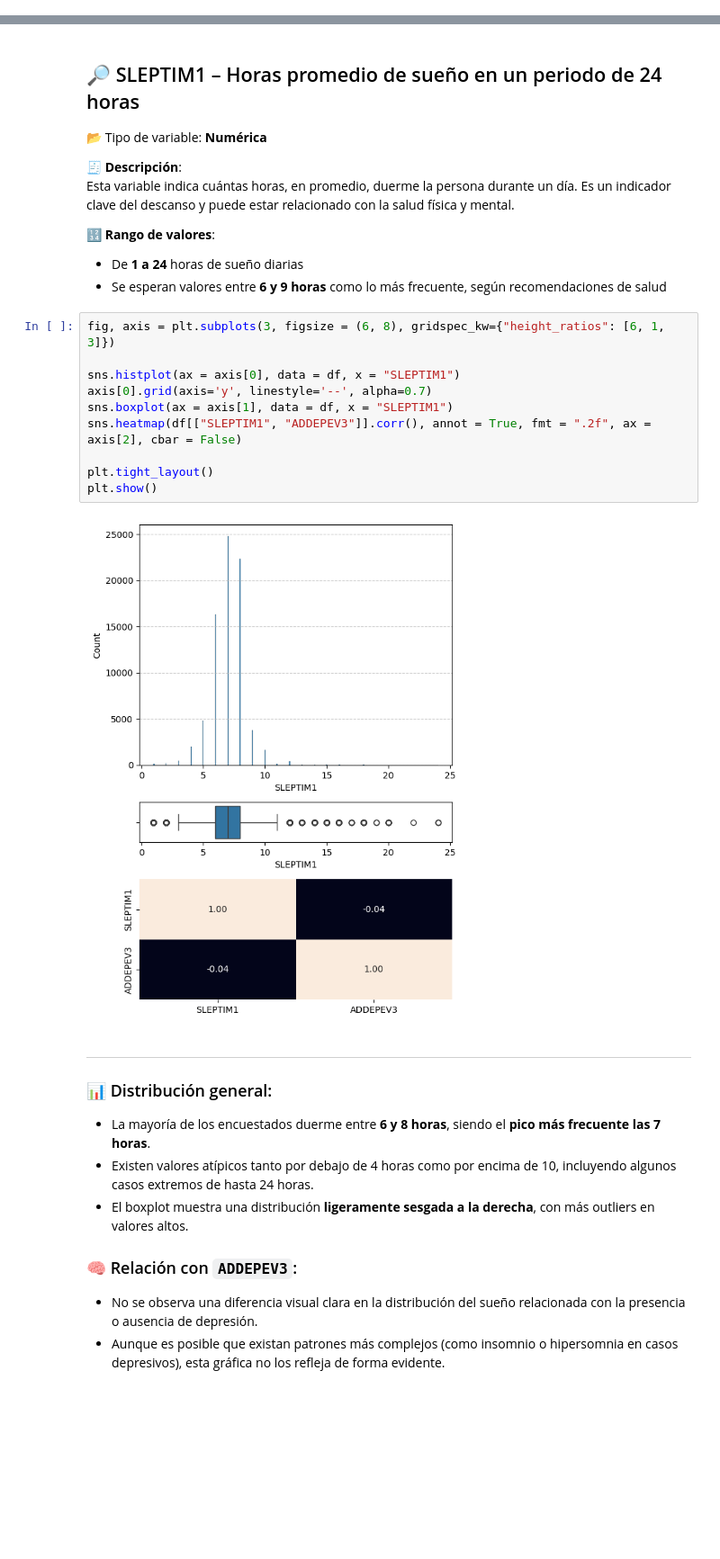
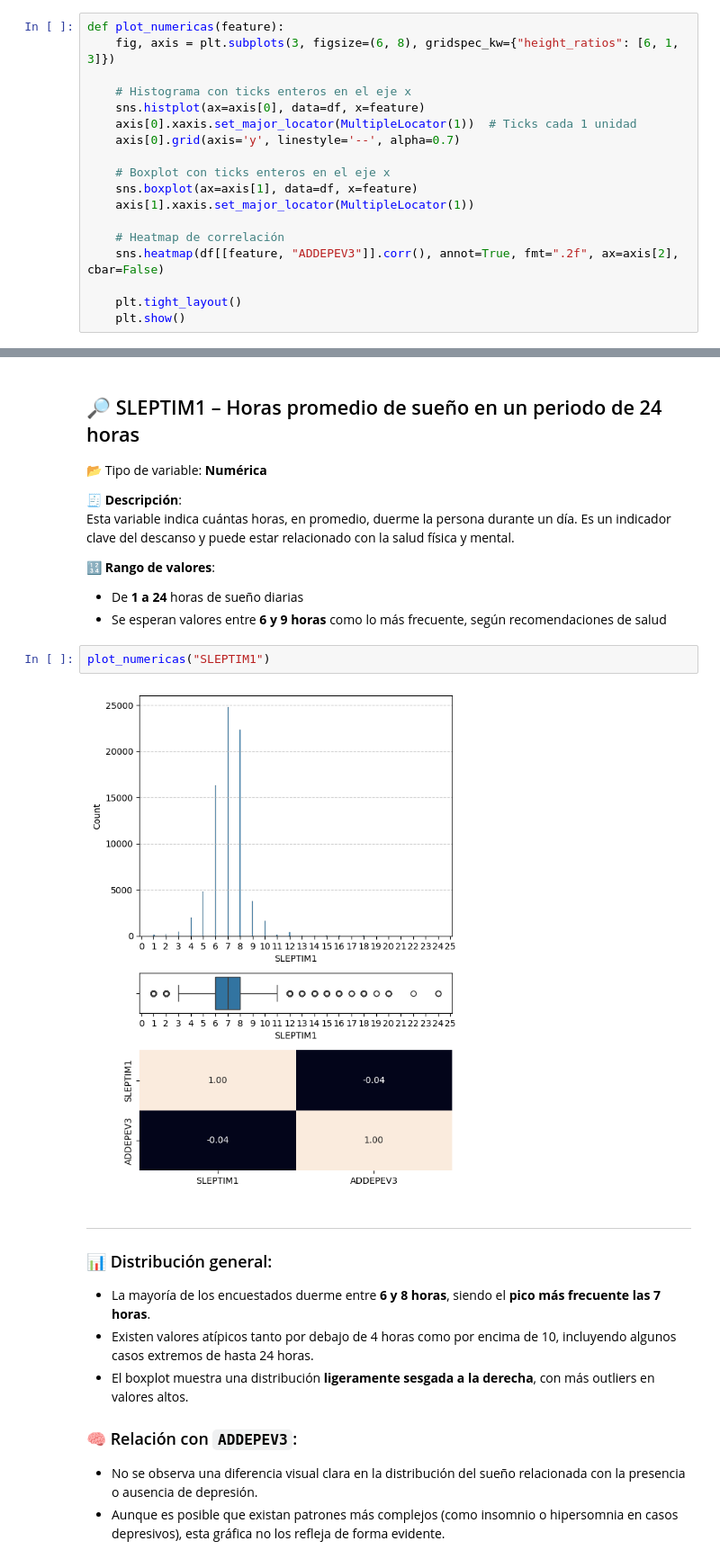
Before and after one commit to 4GeeksAcademy/Final_Project_DataScient, a Jupyter notebook: src/Graficas.ipynb, the cells around one changed output, grey strips where cells are left out. Shown at 90% size. Drawn from its saved outputs; the diff is of its cells as text; blank space fills up the shorter version.

```diff
--- a/src/Graficas.ipynb
+++ b/src/Graficas.ipynb
@@ -110,3 +123,21 @@ Junto a cada bloque de gráficos se incluye una descripción que abarca:
+# %%
+def plot_numericas(feature):
+    fig, axis = plt.subplots(3, figsize=(6, 8), gridspec_kw={"height_ratios": [6, 1, 3]})
+
+    # Histograma con ticks enteros en el eje x
+    sns.histplot(ax=axis[0], data=df, x=feature)
+    axis[0].xaxis.set_major_locator(MultipleLocator(1))  # Ticks cada 1 unidad
+    axis[0].grid(axis='y', linestyle='--', alpha=0.7)
+
+    # Boxplot con ticks enteros en el eje x
+    sns.boxplot(ax=axis[1], data=df, x=feature)
+    axis[1].xaxis.set_major_locator(MultipleLocator(1))
+
+    # Heatmap de correlación
+    sns.heatmap(df[[feature, "ADDEPEV3"]].corr(), annot=True, fmt=".2f", ax=axis[2], cbar=False)
+
+    plt.tight_layout()
+    plt.show()
 # %% [markdown]
 ## 🔎 HHADULT – Número de adultos en el hogar
 
@@ -248,18 +244,10 @@ Esta variable indica cuántas horas, en promedio, duerme la persona durante un d
 🔢 **Rango de valores**:
 - De **1 a 24** horas de sueño diarias
 - Se esperan valores entre **6 y 9 horas** como lo más frecuente, según recomendaciones de salud
-# %%
-fig, axis = plt.subplots(3, figsize = (6, 8), gridspec_kw={"height_ratios": [6, 1, 3]})
-
-sns.histplot(ax = axis[0], data = df, x = "SLEPTIM1")
-axis[0].grid(axis='y', linestyle='--', alpha=0.7)
-sns.boxplot(ax = axis[1], data = df, x = "SLEPTIM1")
-sns.heatmap(df[["SLEPTIM1", "ADDEPEV3"]].corr(), annot = True, fmt = ".2f", ax = axis[2], cbar = False)
-
-plt.tight_layout()
-plt.show()
-# %% [output]
-[figure, removed]
+# %%
+plot_numericas("SLEPTIM1")
+# %% [output]
+[figure, added]
 # %% [markdown]
 ---
 
```
Also changed, not shown: parts of 129 cells of this notebook, 1 other file.
